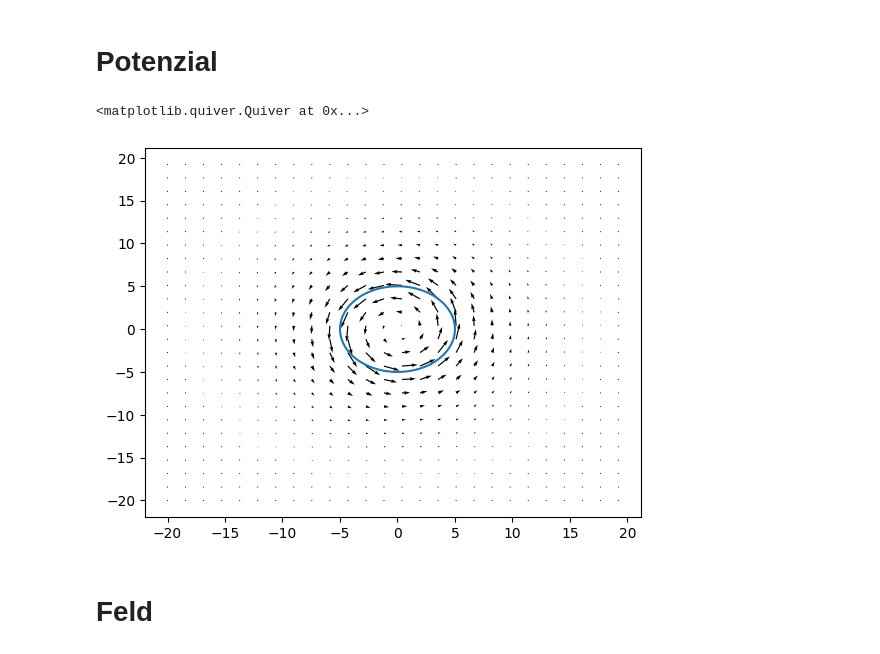
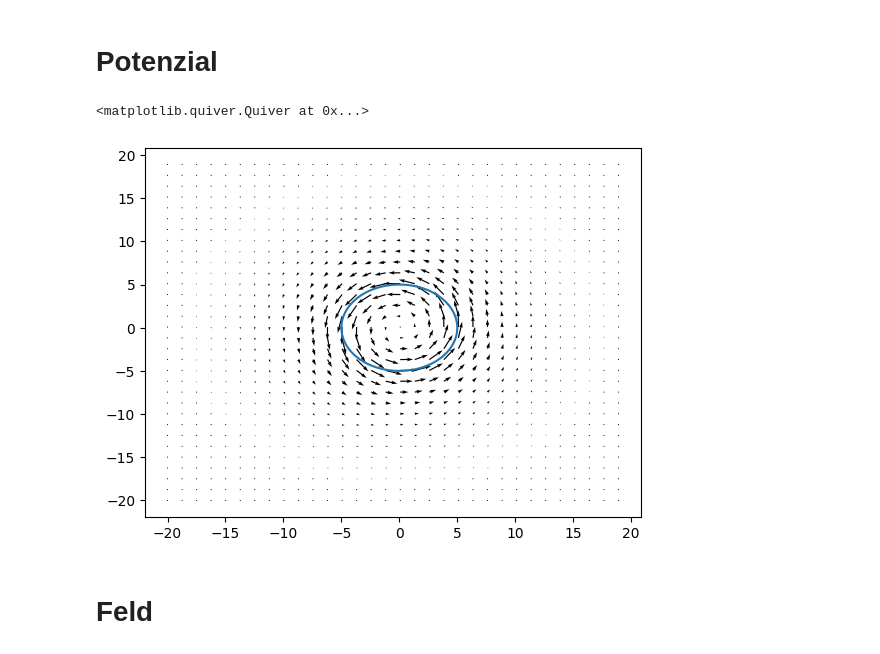
Before and after one commit to Raphael2b3/Uni, a Jupyter notebook: feldtheorie/Magnetostatisches Feld eines Linienstroms(2).ipynb, the cells around one changed output. Saved outputs shown, nothing was run; the diff lists cells and outputs as text; code cells hidden in the pictures.

```diff
--- a/feldtheorie/Magnetostatisches Feld eines Linienstroms(2).ipynb
+++ b/feldtheorie/Magnetostatisches Feld eines Linienstroms(2).ipynb
@@ -4,38 +4,63 @@
 import numpy as np
 from matplotlib import pyplot as plt
 
-#plt.figure(figsize=(3, 3))
-drift = 0.001
-xmin, xmax = -20.00001, 20.000010
-ymin, ymax = -20.000010, 20.000010
-zmin, zmax = -20.000010, 20.000010
-
+fig = plt.figure(figsize=[5,5])
+ax = fig.add_axes([1,1,1,1])
+drift = 0.1
+xmin, xmax = -20, 20
+ymin, ymax = -20, 20
+zmin, zmax = -20, 20
+romin, romax = 0,10
+phimin, phimax = -np.pi, np.pi
 xsamples = 2 ** 8
 ysamples = 2 ** 8
 zsamples = 2 ** 8
 
+phirange = np.linspace(phimin, phimax, num=xsamples)
+rorange = np.linspace(romin, romax, num=ysamples)
 xrange = np.linspace(xmin, xmax, num=xsamples)
 yrange = np.linspace(ymin, ymax, num=ysamples)
 zrange = np.linspace(zmin, zmax, num=zsamples)
+
 dx = xrange[1] - xrange[0]
 dy = yrange[1] - yrange[0]
 dz = zrange[1] - zrange[0]
+
+phi,ro  = np.meshgrid(phirange,rorange)
+@np.vectorize
+def dirac(x):
+     return 1 if x*x < 0.01 else 0
+
+R = 3
+# Ort
+r = dirac(R-ro)
+# Richtung
+j = dirac(R-ro)*np.array([phi+np.pi/2,np.zeros_like(r)+1])
+
 
 x, z = np.meshgrid(xrange, yrange)
 
 phi = np.linspace(-np.pi, np.pi, num=xsamples)
 R = 5
-def r(_phi):
+def r(_phi):                                        # 0
     return R*np.array([np.cos(_phi), np.sin(_phi), np.zeros_like(_phi)])
 
-def j(_phi):
+def j(_phi):                                          # 0
     return R*np.array([-np.sin(_phi), np.cos(_phi), np.zeros_like(_phi)])
 
-#r_ = r(phi)
+@np.vectorize
+def polar_to_cartesian(r,phi):
+    x = r*np.cos(phi)
+    y = r*np.sin(phi)
+    return np.array([x,y])
 
+plt.plot(r(phi)[0],r(phi)[1])
 def cross(a,b):
     c = np.zeros_like(a)
     c[0] = a[1]*b[2] - a[2]*b[1]
     c[1] = a[2]*b[0] - a[0]*b[2]
     c[2] = a[0]*b[1] - a[1]*b[0]
     return c
+
+
+def plot3dVectField(feild):
@@ -59,24 +86,24 @@ plt.quiver(np.zeros_like(x)[::div],z[::div], field_on_axis[0][::div],field_on_ax
 # %%
 
 x, y = np.meshgrid(xrange, yrange)
 
 kurve = r(phi)
 plt.plot(kurve[0],kurve[1])
 
 orts_vec = np.array([x,y])
 field= np.zeros_like(orts_vec)
 dphi = phi[1] - phi[0]
 for _phi in phi:
     r_x,r_y,r_z = r(_phi)
     j_x,j_y,j_z = j(_phi)
     distance = np.sqrt(1+(x-r_x)**2+(r_z)**2+(y-r_y)**2)
 
     field += dphi*np.array([j_x/distance,j_y/distance])
-div = 10
+div = xsamples//30
 plt.quiver(x[::div,::div],z[::div,::div], field[0][::div,::div],field[1][::div,::div], scale=100)
 # %% [output]
 <matplotlib.quiver.Quiver at 0x...>
-[figure, old version]
+[figure, new version]
 # %% [markdown]
 # Feld
 # %%
```
Also changed, not shown: parts of 5 cells of this notebook.
